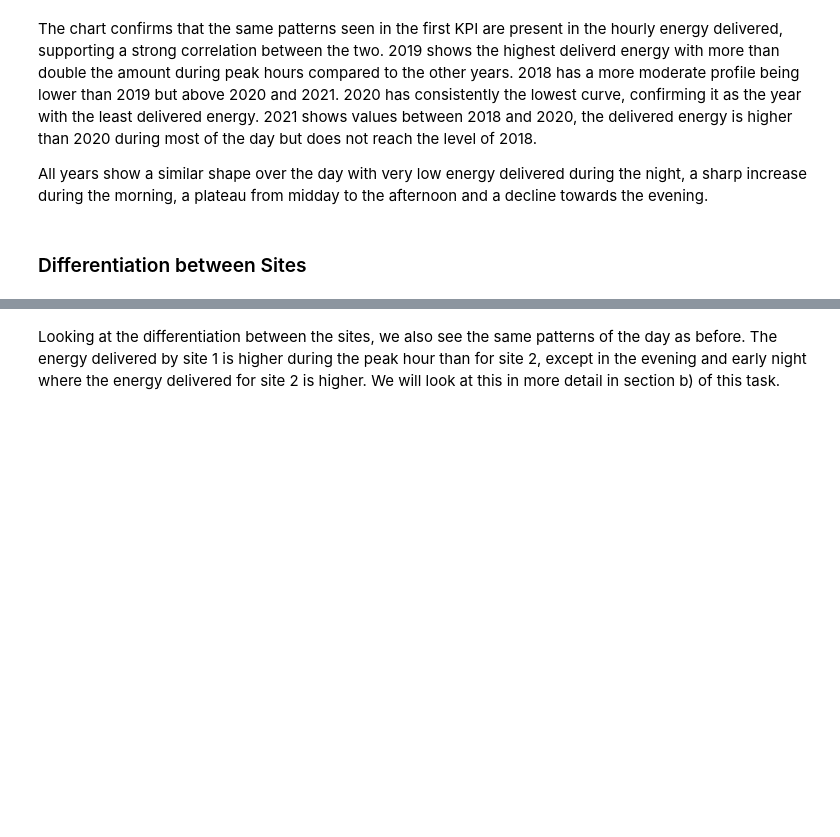
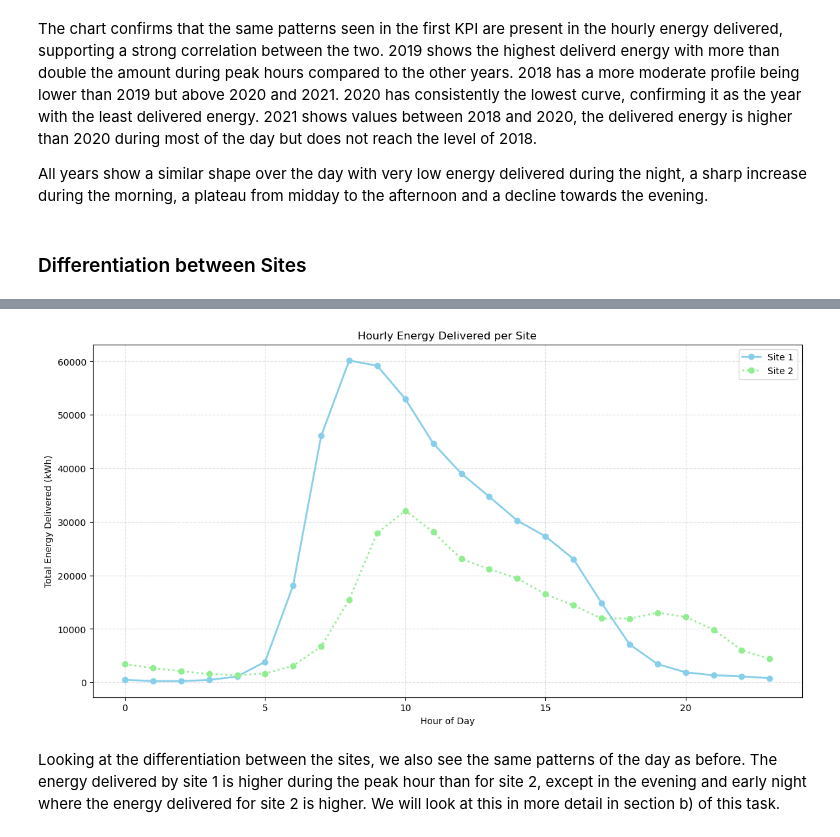
Before and after one commit to lbaudenb/AA_Team_6, a Jupyter notebook: notebooks/02_descriptives.ipynb, the cells around one changed output, grey strips where cells are left out. Saved outputs shown, nothing was run; the diff lists cells and outputs as text; code cells hidden in the pictures; blank space fills up the shorter version.

Commit message:
corrected energyDelivered calculation

```diff
--- a/notebooks/02_descriptives.ipynb
+++ b/notebooks/02_descriptives.ipynb
@@ -621,3 +722,6 @@ The chart confirms that the same patterns seen in the first KPI are present in t
 All years show a similar shape over the day with very low energy delivered during the night, a sharp increase during the morning, a plateau from midday to the afternoon and a decline towards the evening.
 # %% [markdown]
 ### Differentiation between Sites
+# %%
+hourly_energy_site = hourlyEnergyDelivered(df, site_col='siteID')
+print(hourly_energy_site)
@@ -624,29 +746,29 @@ All years show a similar shape over the day with very low energy delivered durin
 # %%
-hourly_energy_site = hourlyEnergyDelivered(df, group_cols=['siteID'])
-hourly_energy_site_all_years = hourly_energy_site.groupby(['hour', 'siteID'], as_index=False)['energy_delivered'].sum()
 
 fig, ax = plt.subplots(figsize=(14, 7))
 colors = ['#87CEEB', '#90EE90']  # Colors for different sites
 line_styles = ['-', ':']
 
 # generate a plot for each site
-for idx, site in enumerate(sorted(hourly_energy_site_all_years['siteID'].unique())):
-    site_data = hourly_energy_site_all_years[hourly_energy_site_all_years['siteID'] == site]
+for idx, site in enumerate(sorted(hourly_energy_site['site'].unique())):
+    site_data = hourly_energy_site[hourly_energy_site['site'] == site]
     ax.plot(
         site_data['hour'],
         site_data['energy_delivered'],
         marker='o',
         label=f'Site {site}',
         color=colors[idx % len(colors)],
         linestyle=line_styles[idx % len(line_styles)],
         linewidth=2
     )
 
 ax.set_title('Hourly Energy Delivered per Site')
 ax.set_xlabel('Hour of Day')
 ax.set_ylabel('Total Energy Delivered (kWh)')
 ax.legend()
 ax.grid(True, linestyle='--', alpha=0.4)
+# %% [output]
+[figure, added]
 # %% [markdown]
 Looking at the differentiation between the sites, we also see the same patterns of the day as before. The energy delivered by site 1 is higher during the peak hour than for site 2, except in the evening and early night where the energy delivered for site 2 is higher. We will look at this in more detail in section b) of this task.
 # %% [markdown]
```
Also changed, not shown: parts of 25 cells of this notebook.
